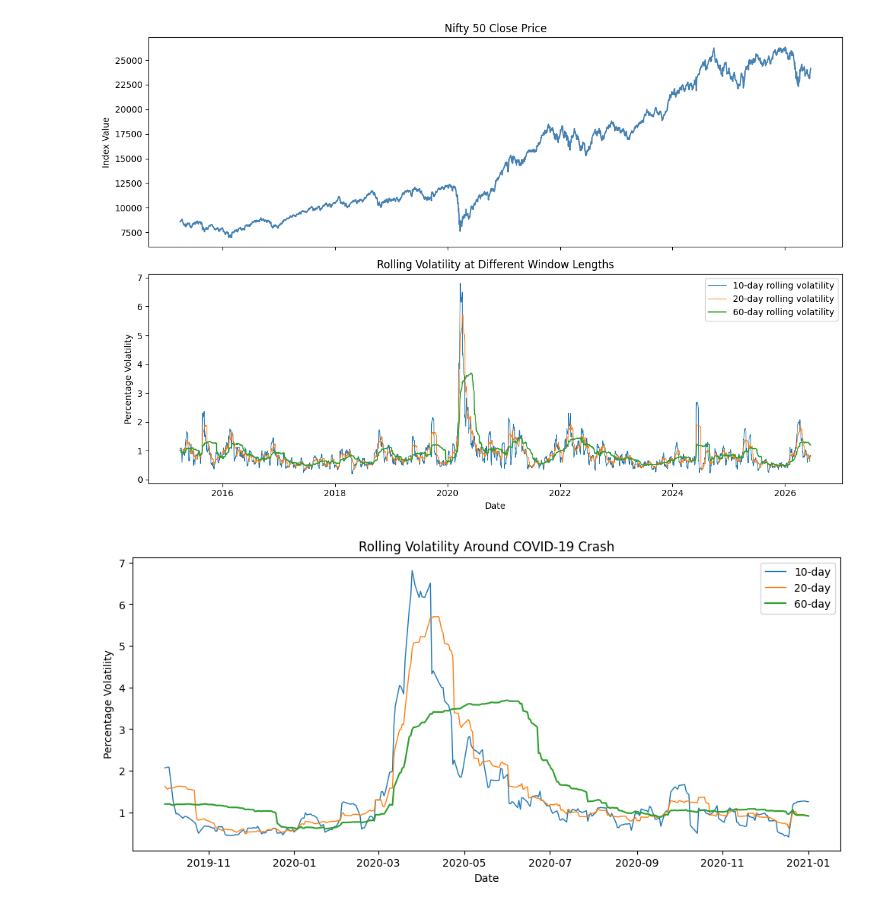
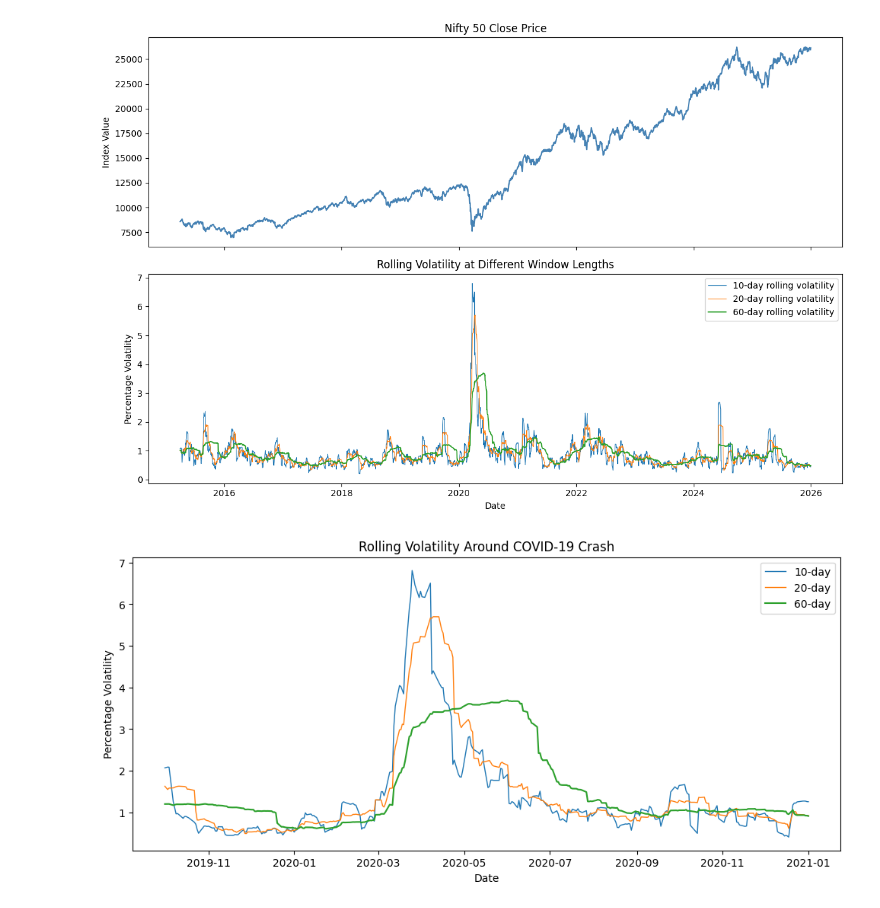
Before and after one commit to uzair1509/volatility-modeling, a Jupyter notebook: Rolling_Standard_Deviation.ipynb, the cells around one changed output. Drawn from its saved outputs; the diff is of its cells as text; code cells hidden in the pictures.

```diff
--- a/Rolling_Standard_Deviation.ipynb
+++ b/Rolling_Standard_Deviation.ipynb
@@ -5,7 +5,7 @@ import numpy as np
 import matplotlib.pyplot as plt
 
 #data download
-nifty = yf.download('^NSEI', start = '2015-01-01', progress = False)
+nifty = yf.download('^NSEI', start = '2015-01-01', end = '2026-01-01', progress = False)
 #clean
 if isinstance(nifty.columns, pd.MultiIndex):
   nifty.columns = nifty.columns.droplevel(1)
@@ -23,32 +23,32 @@ nifty = nifty.dropna()
 fig, axes = plt.subplots(2, 1, figsize=(12, 8), sharex=True)
 
 axes[0].plot(nifty.index, nifty['Close'], color='steelblue')
 axes[0].set_title('Nifty 50 Close Price')
 axes[0].set_ylabel('Index Value')
 
 axes[1].plot(nifty.index, nifty['vol_10d'], label='10-day rolling volatility', linewidth=0.8)
 axes[1].plot(nifty.index, nifty['vol_20d'], label='20-day rolling volatility', linewidth=0.8)
 axes[1].plot(nifty.index, nifty['vol_60d'], label='60-day rolling volatility', linewidth=1.2)
 axes[1].set_title('Rolling Volatility at Different Window Lengths')
 axes[1].set_ylabel('Percentage Volatility')
 axes[1].set_xlabel('Date')
 axes[1].legend()
 
 plt.tight_layout()
 plt.show()
 
 #plot crisis rolling volatility for comparison
 covid_window = nifty.loc['2019-10-01':'2021-01-01']
 
 plt.figure(figsize=(12, 5))
 plt.plot(covid_window.index, covid_window['vol_10d'], label='10-day', linewidth=1)
 plt.plot(covid_window.index, covid_window['vol_20d'], label='20-day', linewidth=1)
 plt.plot(covid_window.index, covid_window['vol_60d'], label='60-day', linewidth=1.5)
 plt.title('Rolling Volatility Around COVID-19 Crash')
 plt.ylabel('Percentage Volatility')
 plt.xlabel('Date')
 plt.legend()
 plt.show()
 # %% [output]
-[figure, old version]
+[figure, new version]
 [figure]
```
